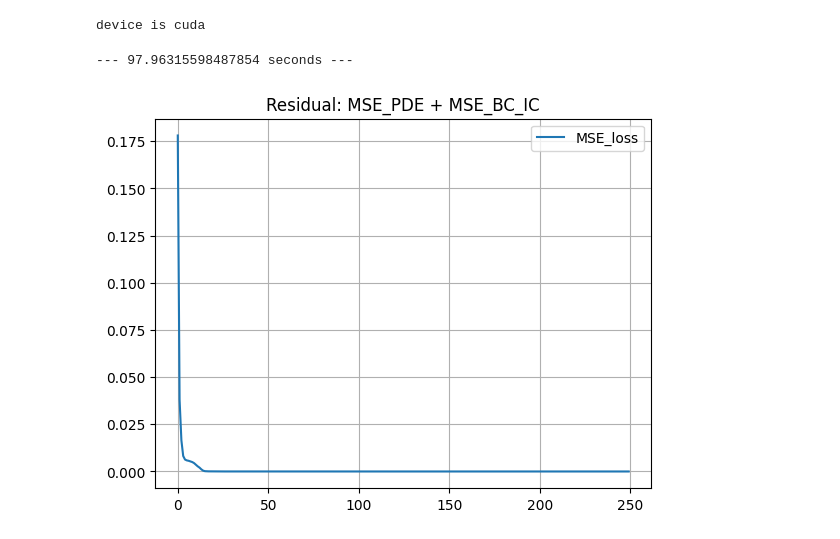
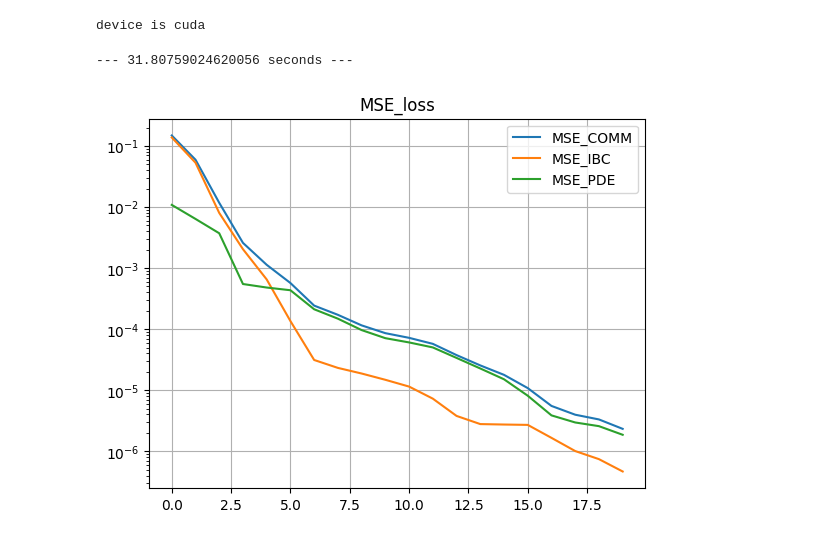
Before and after one commit to Egoriy286/PINN-2D-Diffusion-Equation, a Jupyter notebook: PINN diffusion.ipynb, the cells around one changed output. Cells and saved outputs as stored; diff of their text form; code cells hidden in the pictures.

```diff
--- a/PINN diffusion.ipynb
+++ b/PINN diffusion.ipynb
@@ -93,36 +93,32 @@ pt_t_collocation = torch.autograd.Variable(torch.from_numpy(t_collocation_reshap
 # @title Архитектура нейронной сети
 class Net(nn.Module):
     def __init__(self, in_features, mid_features, out_features):
-        super(Net,self).__init__()
-        self.lin_linear_1 = self.make_layer(in_features, mid_features * 1)
-        self.lin_linear_2 = self.make_layer(mid_features * 1, mid_features * 2)
-        self.lin_linear_3 = self.make_layer(mid_features * 2, mid_features * 2)
-        self.lin_linear_4 = self.make_layer(mid_features * 2, out_features)
-        self.tanh = F.tanh
-
-    def make_layer(self,in_f,out_f):
-        return nn.Linear(in_f,out_f)
+        super(Net, self).__init__()
+        self.layers = nn.ModuleList()
+        self.layers.append(nn.Linear(in_features, mid_features * 1))
+        self.layers.append(nn.Linear(mid_features * 1, mid_features * 2))
+        self.layers.append(nn.Linear(mid_features * 2, mid_features * 2))
+        self.layers.append(nn.Linear(mid_features * 2, out_features))
+        self.activation = nn.Tanh()
 
     def forward(self, x, t):
         inputs = torch.cat([x, t], axis=1)
-        x = self.lin_linear_1(inputs)
-        x = self.tanh(x)
-        x = self.lin_linear_2(x)
-        x = self.tanh(x)
-        x = self.lin_linear_3(x)
-        x = self.tanh(x)
-        x = self.lin_linear_4(x)
+        x = inputs
+        for layer in self.layers[:-1]:  # Проходим через все, кроме последнего слоя
+            x = self.activation(layer(x))
+        x = self.layers[-1](x)
         return x
 
 
 
 # Настройка оптимайзера и нейросети, loss MSE
-MAX_EPOCHS = 100
+MAX_EPOCHS = 20
 net = Net(2, 6, 1)
 net = net.to(device)
 mse_cost_function = torch.nn.MSELoss()
 optimizer = torch.optim.LBFGS(list(net.parameters()), lr=0.05) # LBFGS требует определения функции closure()
-
+weight_PDE = 1.0
+weight_IBC = 1.0
 
 # Loss function return mse_pde + mse_bc_ic_u
 def get_loss(pt_x_collocation, pt_t_collocation, batch_size=None):
@@ -147,9 +143,11 @@ def get_loss(pt_x_collocation, pt_t_collocation, batch_size=None):
         pde_out = pde(pt_x_collocation, pt_t_collocation, net)
         mse_pde = mse_cost_function(pde_out, torch.zeros_like(pde_out))
 
-    return mse_bc_ic_u + mse_pde
+    return mse_bc_ic_u , mse_pde
 
-losses = np.zeros((MAX_EPOCHS,1))
+loss_IBC = np.zeros((MAX_EPOCHS,1))
+loss_PDE = np.zeros((MAX_EPOCHS,1))
+loss_COMM = np.zeros((MAX_EPOCHS,1))
 pbar = tqdm(range(MAX_EPOCHS), desc="Training", leave=True)
 start_time = time.time()
 i = 0
@@ -158,7 +156,10 @@ for epoch in pbar:
 
     # Определяем `closure` внутри цикла
     def closure():
-        loss = get_loss(pt_x_collocation, pt_t_collocation)
+        loss_ibc, loss_pde = get_loss(pt_x_collocation, pt_t_collocation)
+
+        loss = loss_ibc*weight_IBC + loss_pde*weight_PDE
+
         optimizer.zero_grad()
         # Назад распространяем градиенты
         loss.backward()
@@ -168,27 +169,33 @@ for epoch in pbar:
     # Шаг оптимизатора
     optimizer.step(closure)
 
-    loss = get_loss(pt_x_collocation, pt_t_collocation, batch_size=None)
+    loss_ibc, loss_pde = get_loss(pt_x_collocation, pt_t_collocation, batch_size=None)
+    loss = loss_ibc * weight_IBC + loss_pde * weight_PDE
     # Сохраняем значения `loss` для графика
-    losses[i] = (loss.detach().cpu().numpy().item())
+    loss_COMM[i] = (loss.detach().cpu().numpy().item())
+    loss_IBC[i] = (loss_ibc.detach().cpu().numpy().item())
+    loss_PDE[i] = (loss_pde.detach().cpu().numpy().item())
     i += 1
     # Обновляем описание прогресс-бара
     pbar.set_description(f"Epoch {epoch+1}/{MAX_EPOCHS} | Loss: {loss:.10f}")
-
-
+net = net.cpu()
+end_time = time.time()
 print("--- %s seconds ---" % (time.time() - start_time))
-
-# Выводим график обучения
-plt.plot(np.arange(0,MAX_EPOCHS,1),losses, label="MSE_loss")
-plt.grid()
-plt.title("Residual: MSE_PDE + MSE_BC_IC")
-plt.xlabel = "Epochs"
-plt.ylabel = "losses"
-plt.legend()
-plt.show()
 # %% [output]
---- 97.96315598487854 seconds ---
+--- 31.80759024620056 seconds ---
-[figure, removed]
+# %%
+# Выводим график обучения
+import matplotlib.pyplot as plt
+plt.plot(np.arange(0, MAX_EPOCHS, 1), loss_COMM, label="MSE_COMM")
+plt.plot(np.arange(0, MAX_EPOCHS, 1),  loss_IBC, label="MSE_IBC")
+plt.plot(np.arange(0, MAX_EPOCHS, 1),  loss_PDE, label="MSE_PDE")
+plt.grid()
+plt.title('MSE_loss')
+plt.yscale('log')
+plt.legend()
+plt.show()
+# %% [output]
+[figure, added]
 # %%
 import matplotlib.pyplot as plt
 
```
Also changed, not shown: parts of 4 cells of this notebook, 8 other files.
